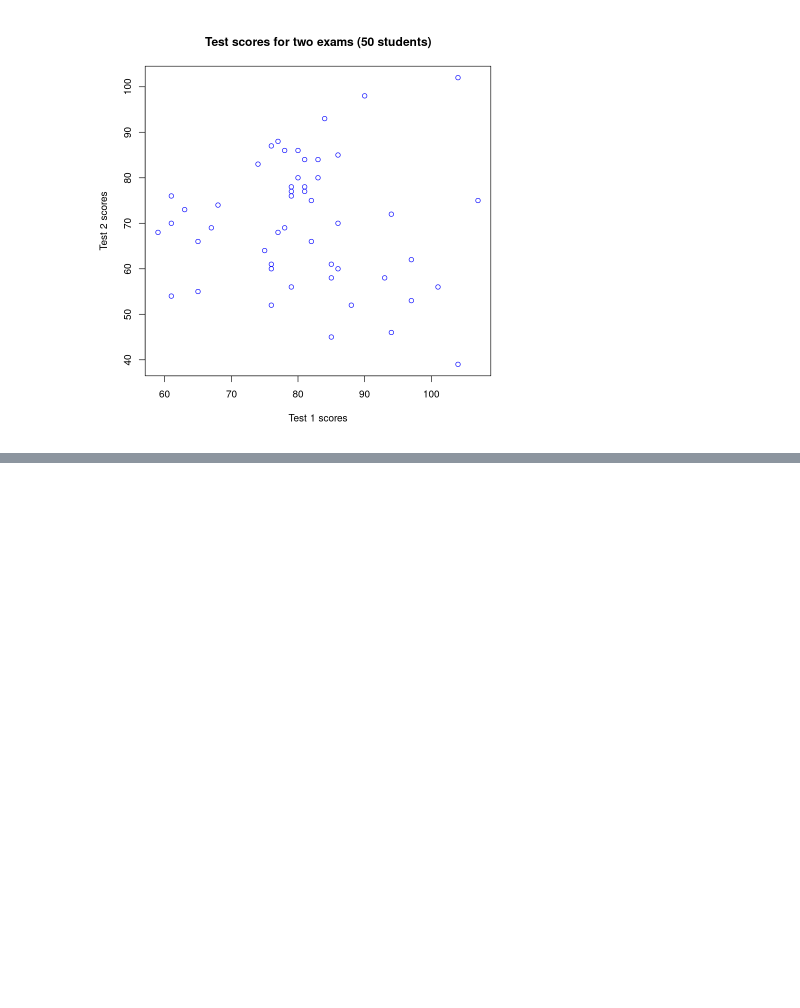
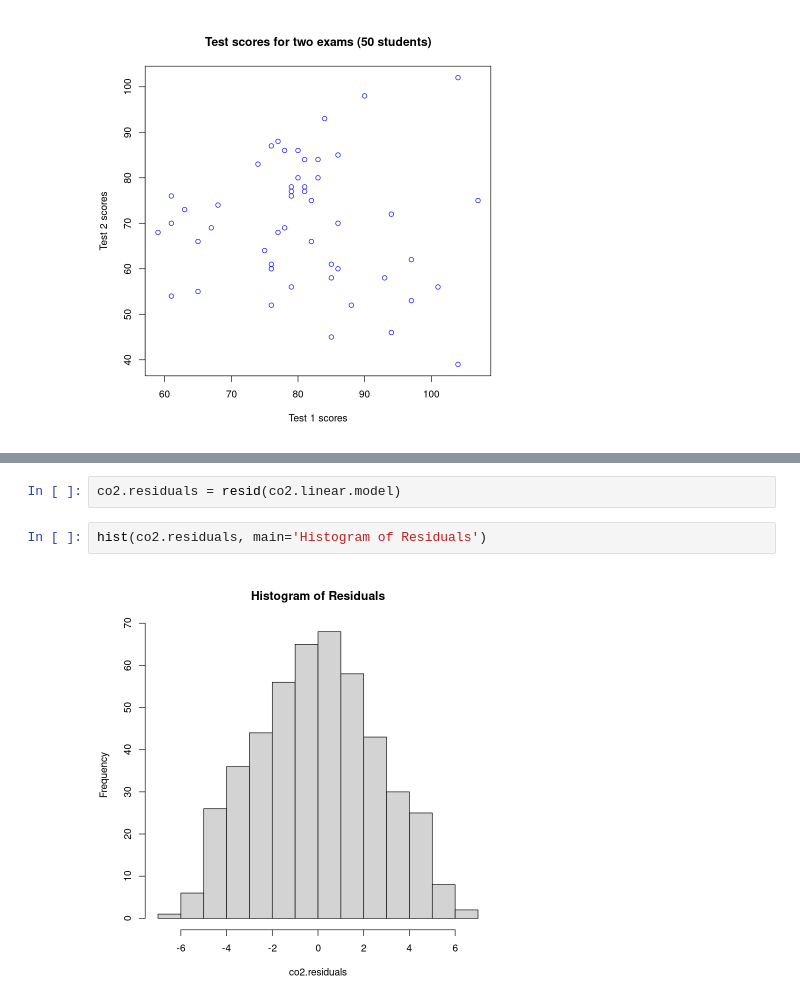
Before and after one commit to anilkunwar/coursera, a Jupyter notebook: SUNY_Practical_Time_Series_Analysis/Basic-statistics.ipynb, the cells around one changed output, grey strips where cells are left out. Drawn from its saved outputs; the diff is of its cells as text; blank space fills up the shorter version.

```diff
--- a/SUNY_Practical_Time_Series_Analysis/Basic-statistics.ipynb
+++ b/SUNY_Practical_Time_Series_Analysis/Basic-statistics.ipynb
@@ -137,0 +216,6 @@ plot(Test_2_scores~Test_1_scores, main='Test scores for two exams (50 students)'
+# %%
+co2.residuals = resid(co2.linear.model)
+# %%
+hist(co2.residuals, main='Histogram of Residuals')
+# %% [output]
+[figure, added]
```
Also changed, not shown: parts of 18 cells of this notebook.
